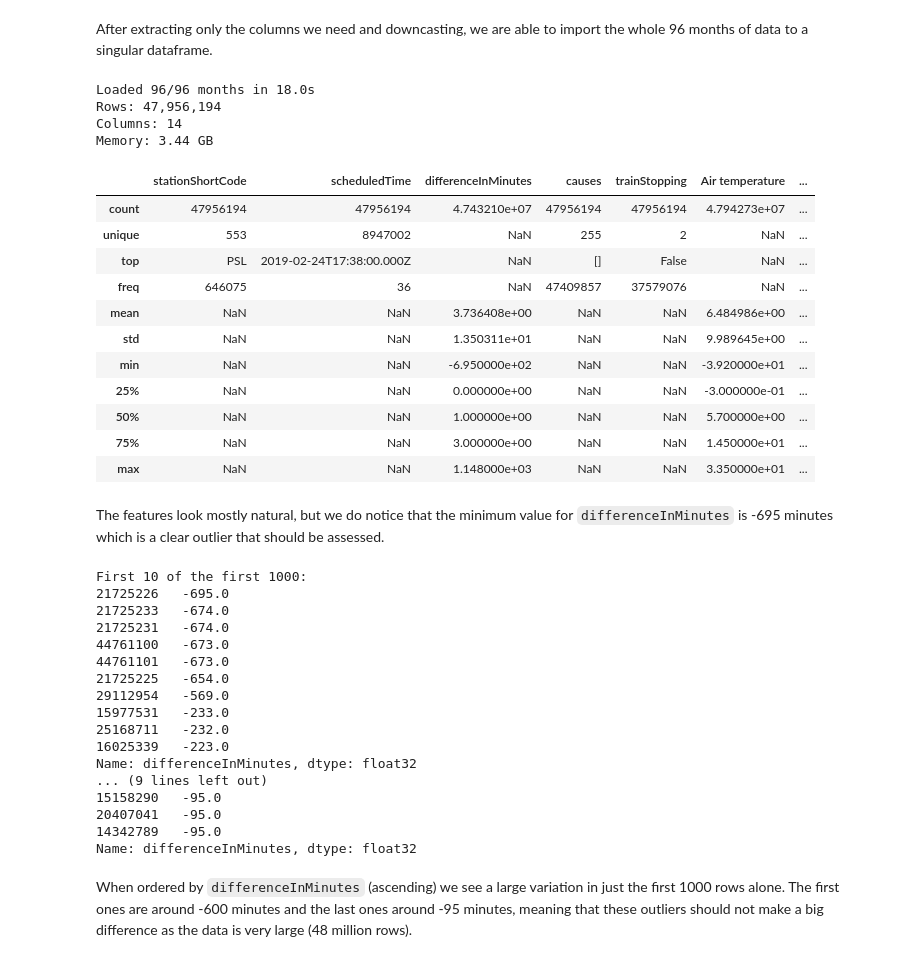
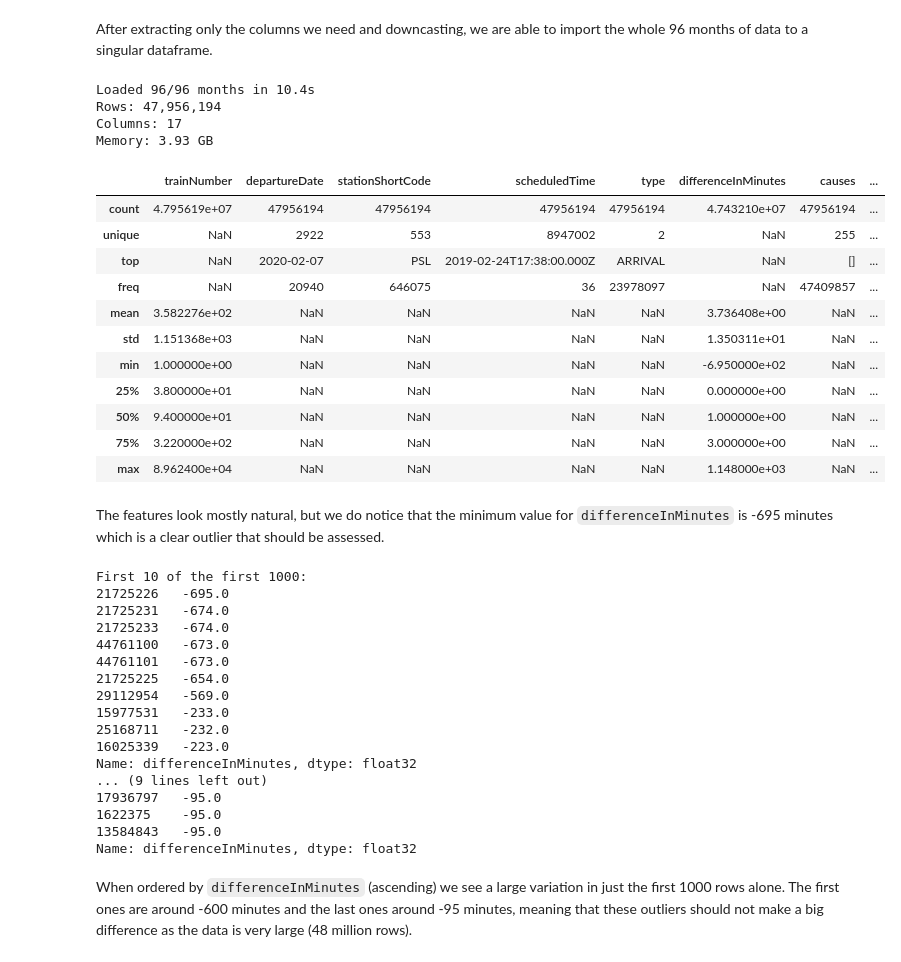
Before and after one commit to alekkiq/dkko-g2, a Jupyter notebook: project/project.ipynb, the cells around one changed output. Cells and saved outputs as stored; diff of their text form; code cells hidden in the pictures.

```diff
--- a/project/project.ipynb
+++ b/project/project.ipynb
@@ -192,7 +195,10 @@ These features will provide enough metrics for finding the out most weather-pron
 # %%
 selected_cols = [
+    'trainNumber',
+    'departureDate',
     'stationShortCode',
     'scheduledTime',
+    'type',
     'differenceInMinutes',
     'causes',
     'trainStopping',
@@ -230,48 +236,52 @@ for period in months:
     try:
         month_df = pd.read_parquet(month_file, columns=selected_cols)
     except Exception as e:
         failed.append((month_file.name, str(e)))
         continue
 
     float_cols = month_df.select_dtypes(include='float64').columns
     month_df[float_cols] = month_df[float_cols].astype('float32')
     month_df['stationShortCode'] = month_df['stationShortCode'].astype('category')
     month_df['causes'] = month_df['causes'].astype('category')
+    month_df['type'] = month_df['type'].astype('category')
+    month_df['departureDate'] = month_df['departureDate'].astype('category')
     frames.append(month_df)
 
 df_all = pd.concat(frames, ignore_index=True)
 df_all['stationShortCode'] = df_all['stationShortCode'].astype('category')
 df_all['causes'] = df_all['causes'].astype('category')
+df_all['type'] = df_all['type'].astype('category')
+df_all['departureDate'] = df_all['departureDate'].astype('category')
 
 elapsed = time.time() - start
 print(f"Loaded {len(frames)}/{len(months)} months in {elapsed:.1f}s")
 if failed:
     print("Failed months:")
     for name, err in failed:
         print(f"  {name}: {err}")
 
 print(f"Rows: {len(df_all):,}")
 print(f"Columns: {len(df_all.columns)}")
 print(f"Memory: {df_all.memory_usage(deep=True).sum() / 1024**3:.2f} GB")
 
 df_all.describe(include='all')
 # %% [output]
-Loaded 96/96 months in 18.0s
+Loaded 96/96 months in 10.4s
 Rows: 47,956,194
-Columns: 14
-Memory: 3.44 GB
+Columns: 17
+Memory: 3.93 GB
-|  | stationShortCode | scheduledTime | differenceInMinutes | causes | trainStopping | Air temperature | ... |
-| count | 47956194 | 47956194 | 4.743210e+07 | 47956194 | 47956194 | 4.794273e+07 | ... |
-| unique | 553 | 8947002 | NaN | 255 | 2 | NaN | ... |
-| top | PSL | 2019-02-24T17:38:00.000Z | NaN | [] | False | NaN | ... |
-| freq | 646075 | 36 | NaN | 47409857 | 37579076 | NaN | ... |
-| mean | NaN | NaN | 3.736408e+00 | NaN | NaN | 6.484986e+00 | ... |
-| std | NaN | NaN | 1.350311e+01 | NaN | NaN | 9.989645e+00 | ... |
-| min | NaN | NaN | -6.950000e+02 | NaN | NaN | -3.920000e+01 | ... |
-| 25% | NaN | NaN | 0.000000e+00 | NaN | NaN | -3.000000e-01 | ... |
-| 50% | NaN | NaN | 1.000000e+00 | NaN | NaN | 5.700000e+00 | ... |
-| 75% | NaN | NaN | 3.000000e+00 | NaN | NaN | 1.450000e+01 | ... |
-| max | NaN | NaN | 1.148000e+03 | NaN | NaN | 3.350000e+01 | ... |
+|  | trainNumber | departureDate | stationShortCode | scheduledTime | type | differenceInMinutes | causes | ... |
+| count | 4.795619e+07 | 47956194 | 47956194 | 47956194 | 47956194 | 4.743210e+07 | 47956194 | ... |
+| unique | NaN | 2922 | 553 | 8947002 | 2 | NaN | 255 | ... |
+| top | NaN | 2020-02-07 | PSL | 2019-02-24T17:38:00.000Z | ARRIVAL | NaN | [] | ... |
+| freq | NaN | 20940 | 646075 | 36 | 23978097 | NaN | 47409857 | ... |
+| mean | 3.582276e+02 | NaN | NaN | NaN | NaN | 3.736408e+00 | NaN | ... |
+| std | 1.151368e+03 | NaN | NaN | NaN | NaN | 1.350311e+01 | NaN | ... |
+| min | 1.000000e+00 | NaN | NaN | NaN | NaN | -6.950000e+02 | NaN | ... |
+| 25% | 3.800000e+01 | NaN | NaN | NaN | NaN | 0.000000e+00 | NaN | ... |
+| 50% | 9.400000e+01 | NaN | NaN | NaN | NaN | 1.000000e+00 | NaN | ... |
+| 75% | 3.220000e+02 | NaN | NaN | NaN | NaN | 3.000000e+00 | NaN | ... |
+| max | 8.962400e+04 | NaN | NaN | NaN | NaN | 1.148000e+03 | NaN | ... |
 # %% [markdown]
 The features look mostly natural, but we do notice that the minimum value for `differenceInMinutes` is -695 minutes which is a clear outlier that should be assessed.
 # %%
@@ -290,8 +300,8 @@ print(delay.tail(10))
 # %% [output]
 First 10 of the first 1000:
 21725226   -695.0
+21725231   -674.0
 21725233   -674.0
-21725231   -674.0
 44761100   -673.0
 44761101   -673.0
 21725225   -654.0
@@ -301,9 +311,9 @@ First 10 of the first 1000:
 16025339   -223.0
 Name: differenceInMinutes, dtype: float32
 ... (9 lines left out)
-15158290   -95.0
-20407041   -95.0
-14342789   -95.0
+17936797   -95.0
+1622375    -95.0
+13584843   -95.0
 Name: differenceInMinutes, dtype: float32
 # %% [markdown]
 When ordered by `differenceInMinutes` (ascending) we see a large variation in just the first 1000 rows alone. The first ones are around -600 minutes and the last ones around -95 minutes, meaning that these outliers should not make a big difference as the data is very large (48 million rows).
```
Also changed, not shown: parts of 36 cells of this notebook.
